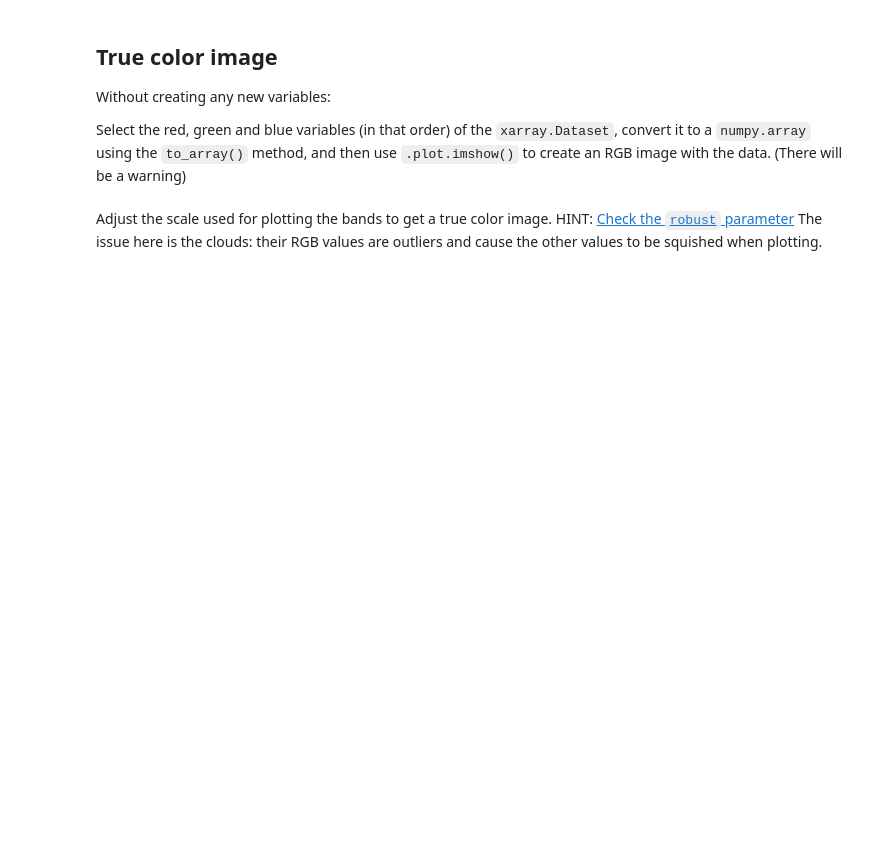
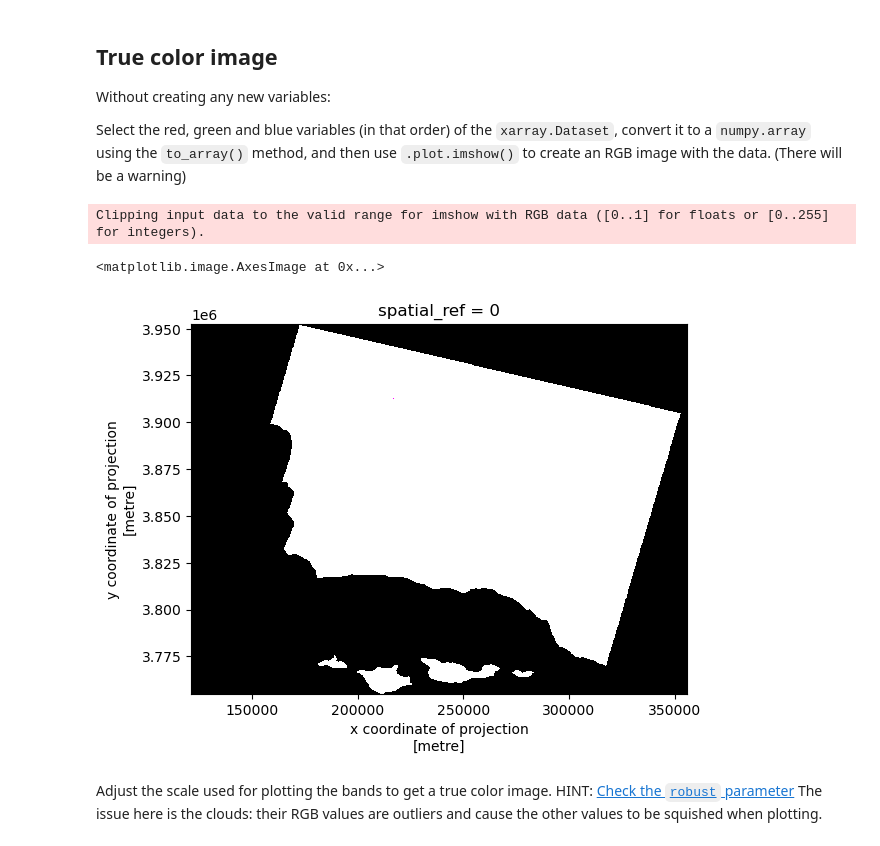
Before and after one commit to kristinaglass/eds220-hwk-4, a Jupyter notebook: hwk4-task2-false-color.ipynb, the cells around one changed output. Saved outputs shown, nothing was run; the diff lists cells and outputs as text; code cells hidden in the pictures; blank space fills up the shorter version.

```diff
--- a/hwk4-task2-false-color.ipynb
+++ b/hwk4-task2-false-color.ipynb
@@ -75,10 +75,10 @@ import matplotlib.patches as mpatches
 # %%
 # import data
 
-dataset_fp = os.path.join(os.getcwd(), 'data', 'landsat8-2018-01-26-sb-simplified.nc')
-dataset = rioxr.open_rasterio(dataset_fp)
+landsat_fp = os.path.join(os.getcwd(), 'data', 'landsat8-2018-01-26-sb-simplified.nc')
+landsat = rioxr.open_rasterio(landsat_fp)
 #check dataset
-dataset
+landsat
 # %% [output]
 <xarray.Dataset>
 Dimensions:      (y: 731, x: 870, band: 1)
@@ -128,4 +152,10 @@ Use the next cell(s) to perform relevant explorations of these datasets.
 If there are any updates needed to the data to plot the true and false color images, perform them in the next cells (you may add as many as you need).
 Comment appropriately.
 # %%
-# your code here
+# update landsat crs
+landsat.rio.write_crs("epsg:3857", inplace = True)
+#check crs
+landsat.rio.crs
+
+#subset ca_fire to Thomas Fire data, create new variable "thomas"
+thomas = ca_fire[ca_fire['FIRE_NAME']=="THOMAS"]
@@ -132,3 +169,6 @@ Comment appropriately.
+# %%
+#remove unecessary band "band" from landsat dataset
+landsat = landsat.squeeze().drop('band')
 # %% [markdown]
 ## True color image
 
@@ -140,3 +178,10 @@ Select the red, green and blue variables (in that order) of the `xarray.Dataset`
+# %%
+#create landsar true color image as np array
+landsat[['red', 'blue', 'green']].to_array().plot.imshow()
+# %% [output]
+Clipping input data to the valid range for imshow with RGB data ([0..1] for floats or [0..255] for integers).
+<matplotlib.image.AxesImage at 0x...>
+[figure, added]
 # %% [markdown]
 Adjust the scale used for plotting the bands to get a true color image.
 HINT: [Check the `robust` parameter](https://matplotlib.org/stable/api/_as_gen/matplotlib.pyplot.imshow.html)
```
Also changed, not shown: parts of 7 cells of this notebook.
